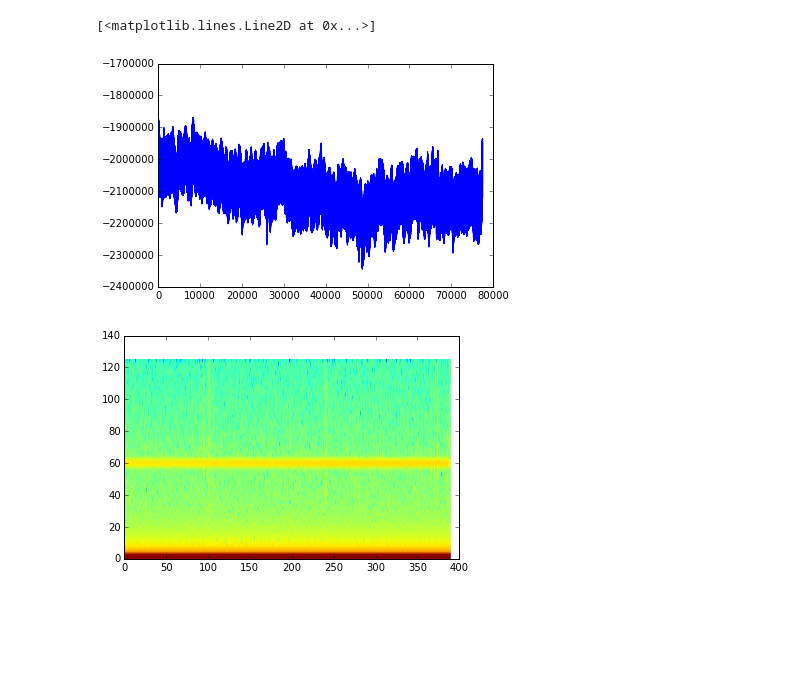
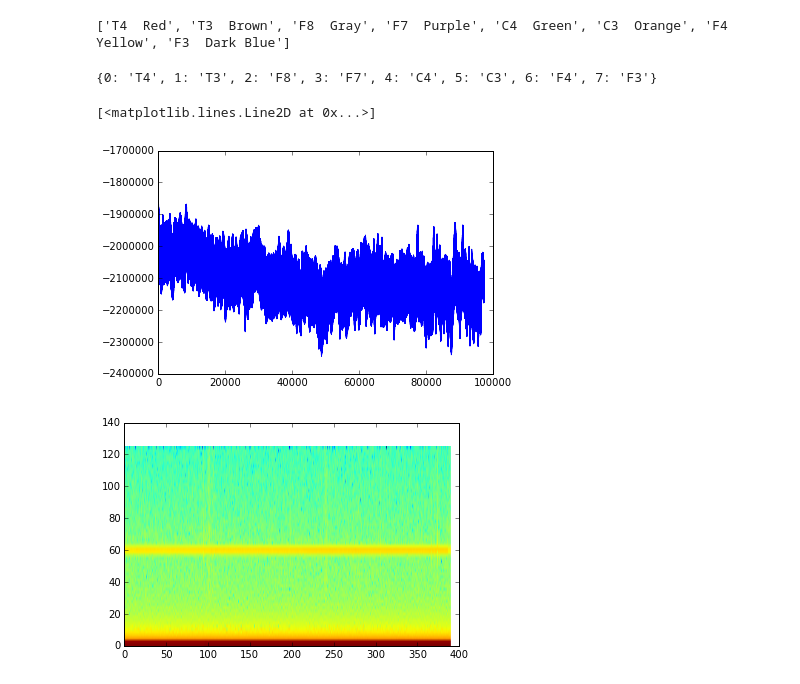
Before and after one commit to pierpressure/emotional-ensemble, a Jupyter notebook: analysis/eeg_analysis.ipynb, the cells around one changed output. Drawn from its saved outputs; the diff is of its cells as text; code cells hidden in the pictures; blank space fills up the shorter version.

Commit message:
updated paradigm, updated analysis on pier2

```diff
--- a/analysis/eeg_analysis.ipynb
+++ b/analysis/eeg_analysis.ipynb
@@ -20,8 +11,26 @@ d.head()
+# %%
+lines = open('pier_eeg_channels.txt').readlines()
+lines = lines[1:]
+lines = [line.strip() for line in lines]
+
+CHANNELS = dict()
+count = 0
+for line in lines:
+    label, _, color = line.partition(' ')
+    num = count
+    count += 1
+    CHANNELS[num] = label
+# %% [output]
+['T4  Red', 'T3  Brown', 'F8  Gray', 'F7  Purple', 'C4  Green', 'C3  Orange', 'F4  Yellow', 'F3  Dark Blue']
+# %%
+CHANNELS
+# %% [output]
+{0: 'T4', 1: 'T3', 2: 'F8', 3: 'F7', 4: 'C4', 5: 'C3', 6: 'F4', 7: 'F3'}
 # %%
-plt.plot(d.channel_0[:77500])
+plt.plot(d.channel_0[:])
 # %% [output]
 [<matplotlib.lines.Line2D at 0x...>]
-[figure, old version]
+[figure, new version]
 # %%
 _ = plt.specgram(d.channel_2, NFFT=128, Fs=250, noverlap=64)
 #FFT 128 transforms
```
Also changed, not shown: parts of 20 cells of this notebook, 6 other files.
